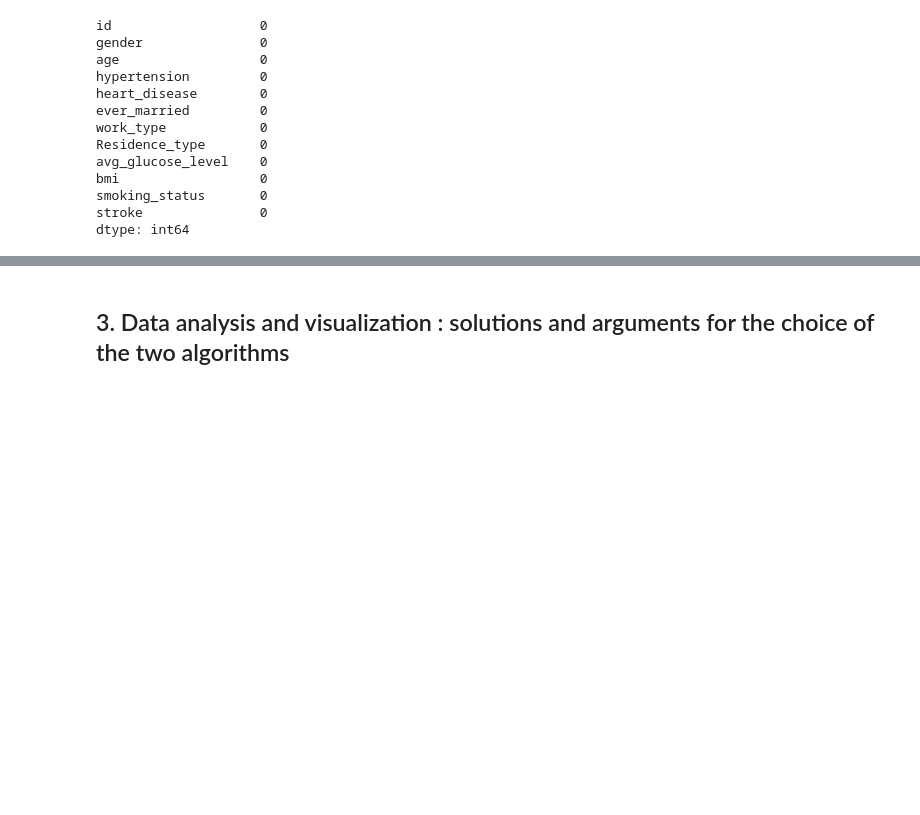
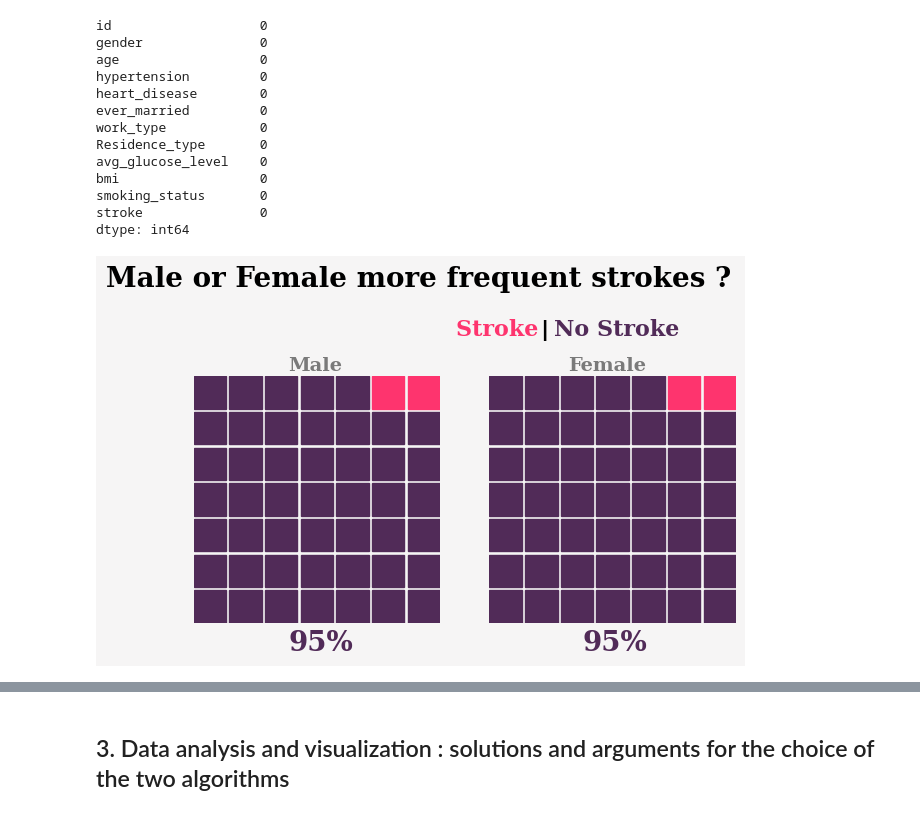
Before and after one commit to Raideeen/stroke_prediction, a Jupyter notebook: analysis.ipynb, the cells around one changed output, grey strips where cells are left out. Saved outputs shown, nothing was run; the diff lists cells and outputs as text; code cells hidden in the pictures; blank space fills up the shorter version.

```diff
--- a/analysis.ipynb
+++ b/analysis.ipynb
@@ -244,3 +281,66 @@ bmi                  0
 smoking_status       0
 stroke               0
 dtype: int64
+# %%
+stroke_gen = df[df['stroke'] == 1]['gender'].value_counts()
+healthy_gen = df[df['stroke'] == 0]['gender'].value_counts()
+
+female = df['gender'].value_counts().values[0]
+male =  df['gender'].value_counts().values[1]
+
+
+stroke_female = int(round (stroke_gen.values[0] / female * 100, 0))
+stroke_male = int(round( stroke_gen.values[1] / male *100, 0))
+healthy_female = int(round(healthy_gen.values[0] / female * 100, 0))
+healthy_male = int(round(healthy_gen.values[1] / male *100, 0))
+
+female_per = int(round(female/(female+male) * 100, 0))
+male_per = int(round(male/(female+male)* 100, 0))
+
+fig = plt.figure(FigureClass = Waffle,
+                 constrained_layout = True,
+                 figsize=(7,7),
+                 facecolor = '#f6f5f5',
+                 dpi = 100,
+                 tight = False,
+                 plots = {121:
+                          {
+                            'rows':7,
+                            'columns': 7,
+                            'values' : [healthy_male,stroke_male],
+                            'colors' : ['#512b58','#fe346e'],
+                            'vertical' : True,
+                            'interval_ratio_y': 0.1,
+                            'interval_ratio_x': 0.1,
+                            'plot_anchor':'C',
+                            'alpha':0.1
+                          },
+                          122 :
+                          {
+                            'rows': 7,
+                            'columns':7,
+                            'values':[healthy_female,stroke_female],
+                            'colors' : ['#512b58','#fe346e'],
+                            'vertical': True,
+                            'interval_ratio_y': 0.1,
+                            'interval_ratio_x': 0.1,
+                            'plot_anchor':'C',
+                            'alpha':0.1
+                           }
+                         },
+
+)
+
+fig.text(0., 0.8, 'Male or Female more frequent strokes ?', {'font':'Serif', 'size':20, 'color':'black', 'weight':'bold'})
+fig.text(0.26, 0.28, '{}%'.format(healthy_male), {'font':'Serif', 'size':20,'weight':'bold' ,'color':'#512b58'},alpha = 1,)
+fig.text(0.68, 0.28, '{}%'.format(healthy_female), {'font':'Serif', 'size':20,'weight':'bold', 'color':'#512b58'}, alpha = 1)
+fig.text(0.26, 0.68, 'Male', {'font':'Serif', 'size':14,'weight':'bold' ,'color':'black'},alpha = 0.5,)
+fig.text(0.66, 0.68, 'Female', {'font':'Serif', 'size':14,'weight':'bold', 'color':'black'}, alpha = 0.5)
+
+fig.text(0.5, 0.73, 'Stroke ', {'font': 'Serif','weight':'bold','size': 16,'weight':'bold','style':'normal', 'color':'#fe346e'})
+fig.text(0.62, 0.73, '|', {'color':'black' , 'size':16, 'weight': 'bold'})
+fig.text(0.64, 0.73, 'No Stroke', {'font': 'Serif','weight':'bold', 'size': 16,'style':'normal', 'weight':'bold','color':'#512b58'},alpha = 1)
+
+plt.show()
+# %% [output]
+[figure, added]
```
Also changed, not shown: parts of 27 cells of this notebook.
